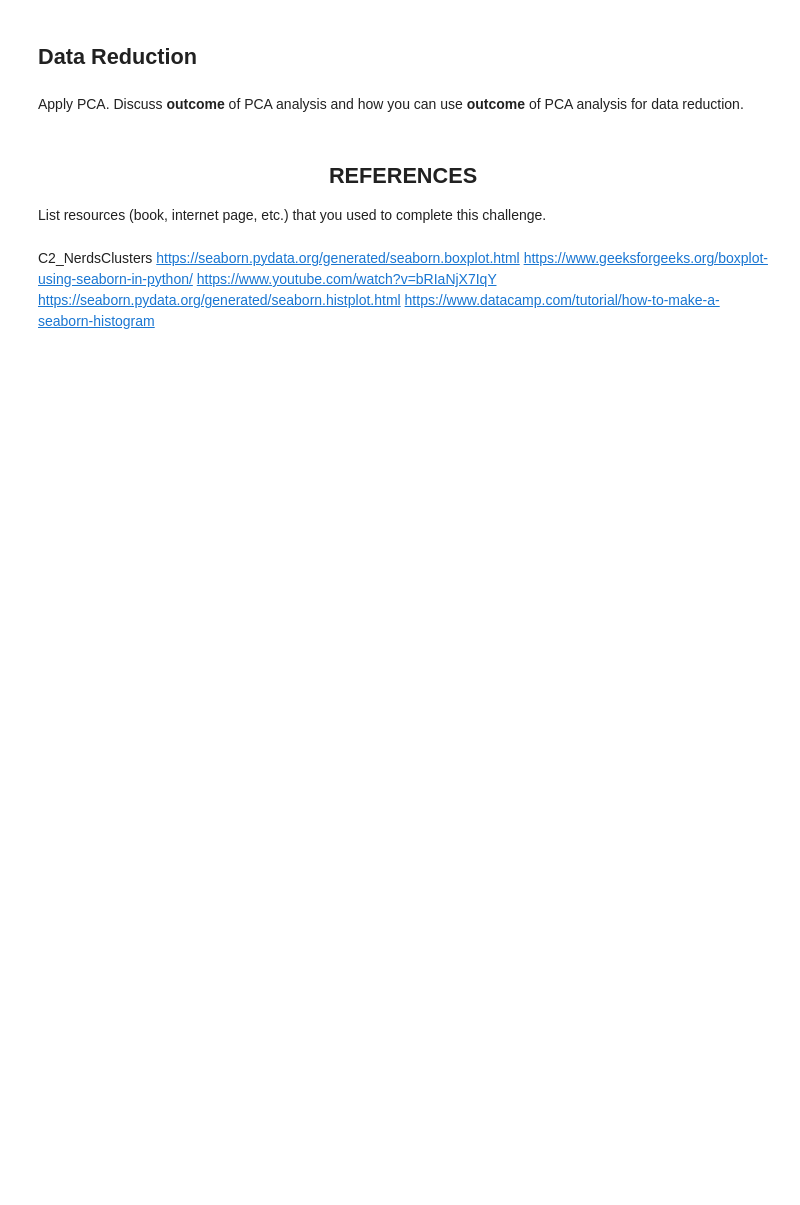
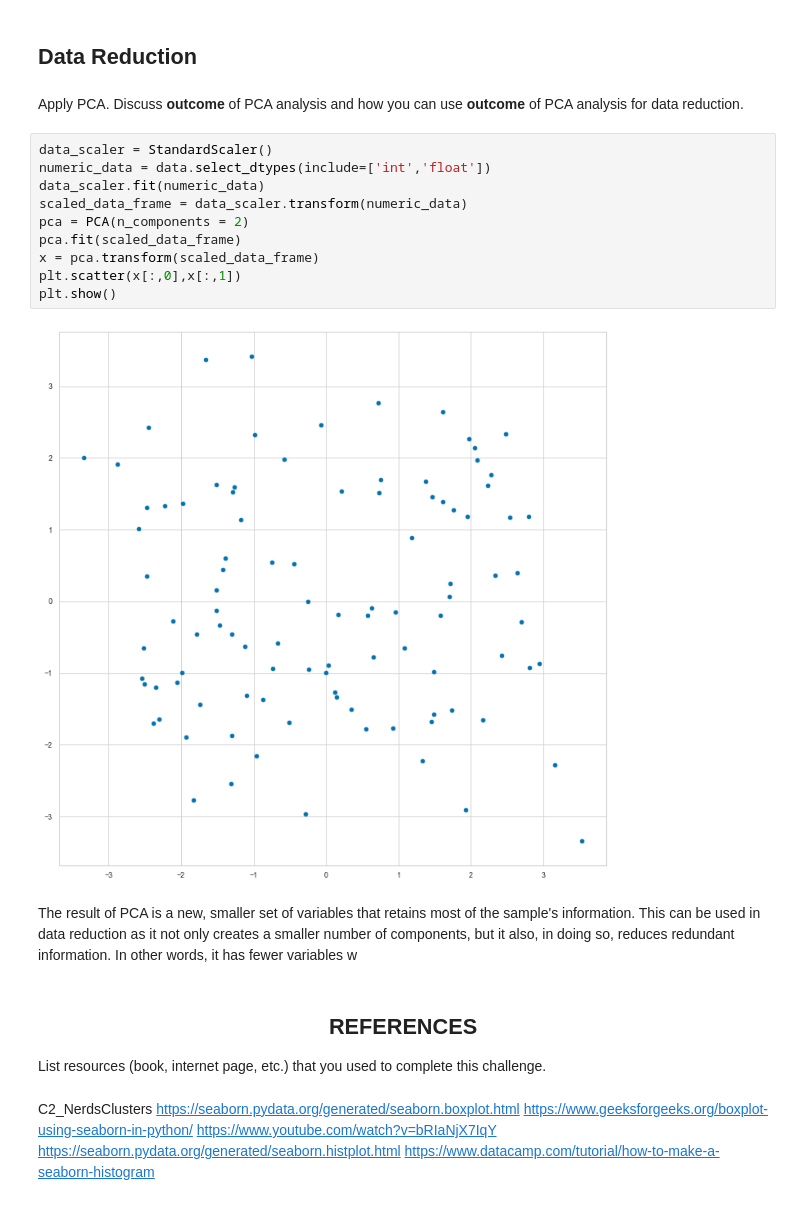
Before and after one commit to CS4510-F-24-NerdsClusters/CS4510-F-24-NerdsClusters, a Jupyter notebook: C3_NerdsClusters.ipynb, the cells around one changed output. Drawn from its saved outputs; the diff is of its cells as text; blank space fills up the shorter version.

```diff
--- a/C3_NerdsClusters.ipynb
+++ b/C3_NerdsClusters.ipynb
@@ -232,6 +268,20 @@ Generate Scatter-Plot Matrix. Discuss how attributes are correlated.
 ## Data Reduction
 # %% [markdown]
 Apply PCA. Discuss <b>outcome</b> of PCA analysis and how you can use <b>outcome</b> of PCA analysis for data reduction.
+# %%
+data_scaler = StandardScaler()
+numeric_data = data.select_dtypes(include=['int','float'])
+data_scaler.fit(numeric_data)
+scaled_data_frame = data_scaler.transform(numeric_data)
+pca = PCA(n_components = 2)
+pca.fit(scaled_data_frame)
+x = pca.transform(scaled_data_frame)
+plt.scatter(x[:,0],x[:,1])
+plt.show()
+# %% [output]
+[figure, added]
+# %% [markdown]
+The result of PCA is a new, smaller set of variables that retains most of the sample's information. This can be used in data reduction as it not only creates a smaller number of components, but it also, in doing so, reduces redundant information. In other words, it has fewer variables w
 # %% [markdown]
 ## <center> REFERENCES </center>
 List resources (book, internet page, etc.) that you used to complete this challenge.
```
Also changed, not shown: parts of 12 cells of this notebook.
